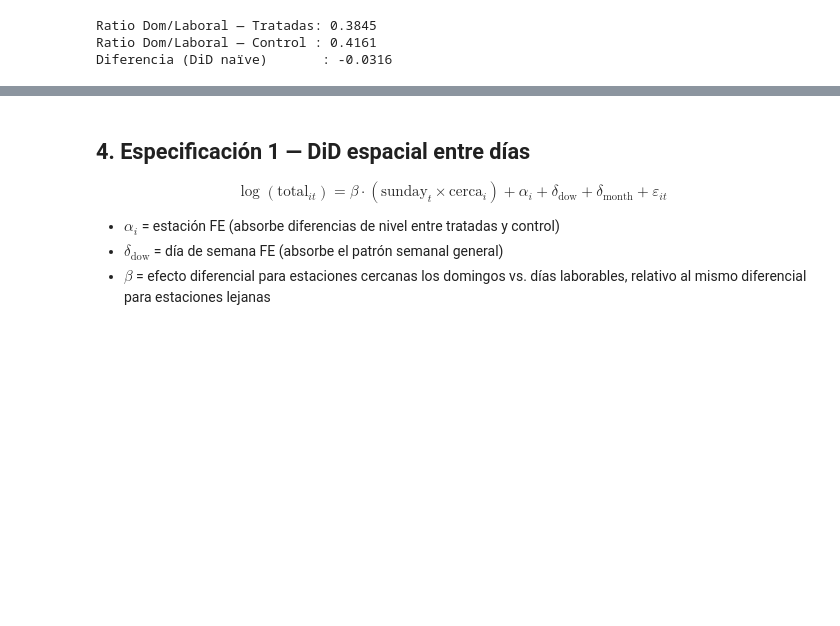
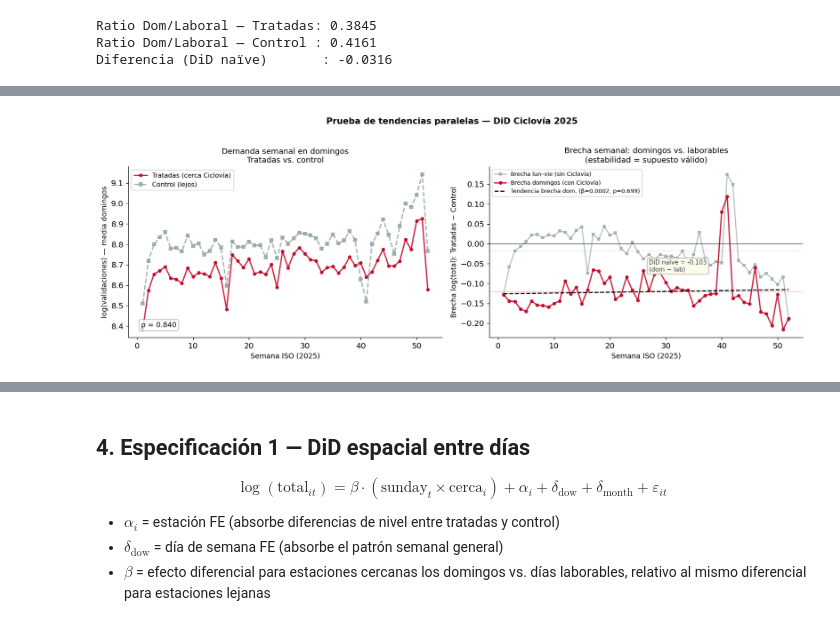
Before and after one commit to 6odoy/transmilenio-project, a Jupyter notebook: notebooks/1.03-ae-ciclovia-did.ipynb, the cells around one changed output, grey strips where cells are left out. Drawn from its saved outputs; the diff is of its cells as text; code cells hidden in the pictures; blank space fills up the shorter version.

```diff
--- a/notebooks/1.03-ae-ciclovia-did.ipynb
+++ b/notebooks/1.03-ae-ciclovia-did.ipynb
@@ -181,0 +194,99 @@ Diferencia (DiD naïve)       : -0.0316
+# %%
+from scipy.stats import linregress
+
+# -- Serie semanal de domingos para tratadas y control --
+sundays = panel[panel.is_sunday == 1].copy()
+sundays['semana'] = sundays.fecha.dt.isocalendar().week.astype(int)
+
+weekly_sun = (
+    sundays.groupby(['semana', 'cerca'])['log_total']
+           .mean()
+           .reset_index()
+)
+wt = weekly_sun[weekly_sun.cerca == 1].sort_values('semana')
+wc = weekly_sun[weekly_sun.cerca == 0].sort_values('semana')
+common_w = sorted(set(wt.semana) & set(wc.semana))
+wt = wt[wt.semana.isin(common_w)].sort_values('semana')
+wc = wc[wc.semana.isin(common_w)].sort_values('semana')
+
+weeks_arr = wt['semana'].values
+gap_sun   = wt['log_total'].values - wc['log_total'].values
+
+# Test de tendencia sobre la brecha (H0: pendiente = 0)
+slope, intercept, r_val, p_trend, _ = linregress(weeks_arr, gap_sun)
+r_corr = np.corrcoef(wt['log_total'].values, wc['log_total'].values)[0, 1]
+
+# -- Brecha en días laborables (lun-vie) para comparar nivel --
+weekdays = panel[panel.dow.between(0, 4)].copy()
+weekdays['semana'] = weekdays.fecha.dt.isocalendar().week.astype(int)
+weekly_wd = (
+    weekdays.groupby(['semana', 'cerca'])['log_total']
+             .mean()
+             .reset_index()
+)
+wd_t = weekly_wd[weekly_wd.cerca == 1].sort_values('semana')
+wd_c = weekly_wd[weekly_wd.cerca == 0].sort_values('semana')
+common_wd = sorted(set(wd_t.semana) & set(wd_c.semana))
+wd_t = wd_t[wd_t.semana.isin(common_wd)].sort_values('semana')
+wd_c = wd_c[wd_c.semana.isin(common_wd)].sort_values('semana')
+gap_wd = wd_t['log_total'].values - wd_c['log_total'].values
+
+# ---- Figura ----
+fig, axes = plt.subplots(1, 2, figsize=(14, 4.8))
+
+# Panel izquierdo: series semanales de domingos
+ax = axes[0]
+ax.plot(weeks_arr, wt['log_total'].values, 'o-', color='#C1001F', lw=1.8, ms=4,
+        label='Tratadas (cerca Ciclovía)', alpha=0.85)
+ax.plot(weeks_arr, wc['log_total'].values, 's--', color='#95a5a6', lw=1.8, ms=4,
+        label='Control (lejos)', alpha=0.85)
+ax.set_xlabel('Semana ISO (2025)', fontsize=10)
+ax.set_ylabel('log(validaciones) — media domingos', fontsize=10)
+ax.set_title('Demanda semanal en domingos\nTratadas vs. control', fontsize=11)
+ax.legend(fontsize=9)
+ax.text(0.04, 0.06, f'ρ = {r_corr:.3f}', transform=ax.transAxes, fontsize=10,
+        bbox=dict(boxstyle='round,pad=0.3', fc='white', ec='#aaa', alpha=0.85))
+
+# Panel derecho: brecha semanal domingos vs. laborables
+ax2 = axes[1]
+ax2.plot(common_wd, gap_wd, 's-', color='#95a5a6', lw=1.5, ms=3.5, alpha=0.7,
+         label='Brecha lun–vie (sin Ciclovía)')
+ax2.plot(weeks_arr, gap_sun, 'o-', color='#C1001F', lw=1.8, ms=4, alpha=0.85,
+         label='Brecha domingos (con Ciclovía)')
+
+# Línea de tendencia sobre la brecha dominical
+trend_line = slope * weeks_arr + intercept
+ax2.plot(weeks_arr, trend_line, 'k--', lw=1.5,
+         label=f'Tendencia brecha dom. (β={slope:.4f}, p={p_trend:.3f})')
+ax2.axhline(np.mean(gap_sun), color='#C1001F', lw=0.8, ls=':', alpha=0.6)
+ax2.axhline(np.mean(gap_wd),  color='#95a5a6', lw=0.8, ls=':', alpha=0.6)
+ax2.axhline(0, color='#333', lw=0.6)
+ax2.set_xlabel('Semana ISO (2025)', fontsize=10)
+ax2.set_ylabel('Brecha log(total): Tratadas − Control', fontsize=10)
+ax2.set_title('Brecha semanal: domingos vs. laborables\n(estabilidad = supuesto válido)', fontsize=11)
+ax2.legend(fontsize=8)
+
+# Anotación DiD implícito
+did_naive = np.mean(gap_sun) - np.mean(gap_wd)
+ax2.annotate(
+    f'DiD naïve = {did_naive:+.3f}\n(dom − lab)',
+    xy=(weeks_arr[len(weeks_arr)//2], (np.mean(gap_sun) + np.mean(gap_wd))/2),
+    fontsize=8.5, color='#2c3e50',
+    bbox=dict(boxstyle='round,pad=0.3', fc='#fffde7', ec='#aaa', alpha=0.9),
+)
+
+plt.suptitle('Prueba de tendencias paralelas — DiD Ciclovía 2025',
+             fontsize=12, fontweight='bold', y=1.02)
+plt.tight_layout()
+plt.savefig(PROJ / 'reports/figures/ciclovia_parallel_trends.png', dpi=150, bbox_inches='tight')
+plt.show()
+
+print(f'Correlación series dominicales:         ρ = {r_corr:.4f}')
+print(f'Test de tendencia en brecha dominical:  β = {slope:.5f},  p = {p_trend:.4f}')
+if p_trend > 0.05:
+    print('→ Tendencia NO significativa: supuesto de tendencias paralelas no rechazado (p > 0.05).')
+else:
+    print(f'→ ATENCIÓN: tendencia significativa (p = {p_trend:.4f}) — revisar supuesto.')
+print(f'DiD naïve (brecha dom. − brecha lab.):  {did_naive:+.4f}  ({(np.exp(did_naive)-1)*100:+.1f}%)')
+# %% [output]
+[figure, added]
```
Also changed, not shown: parts of 5 cells of this notebook, 17 other files.
